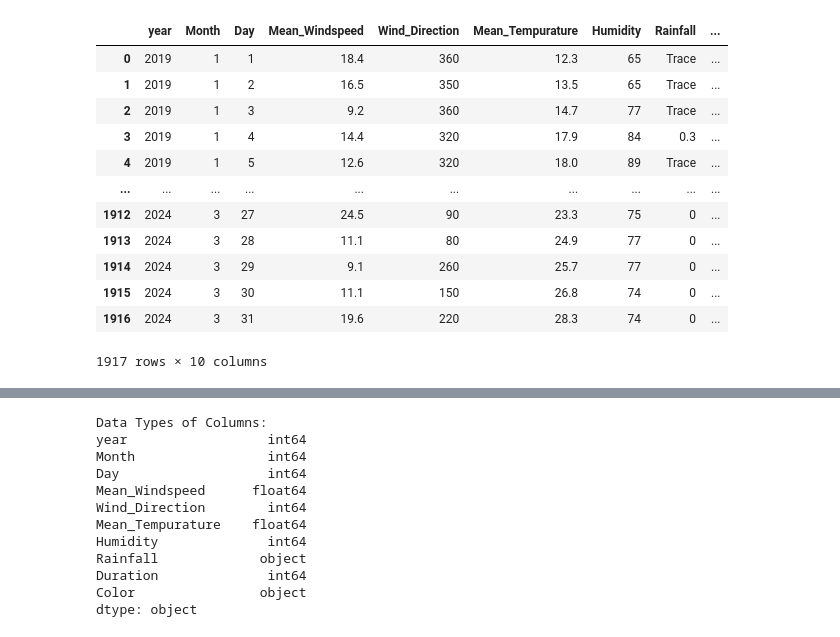
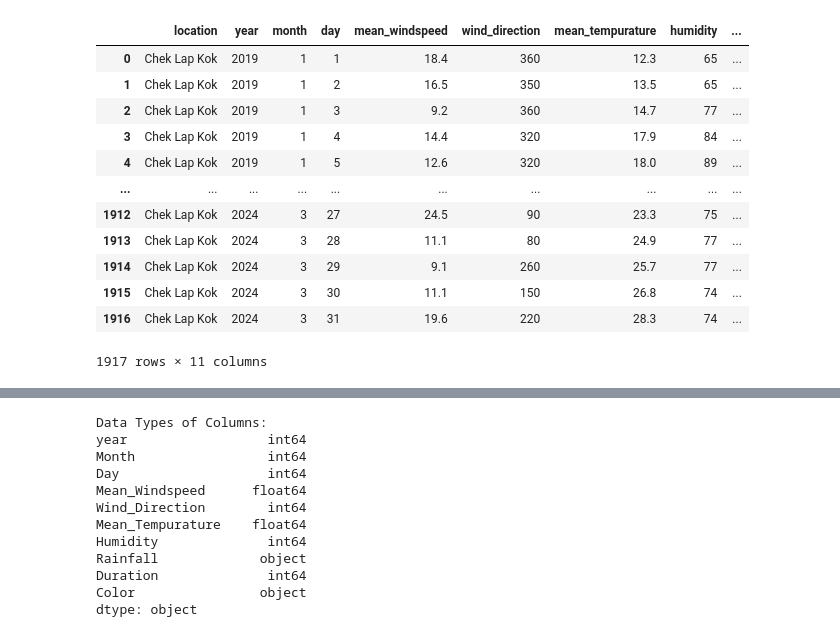
Before and after one commit to sampathmedawatta/FloodRiskManagementSystem, a Jupyter notebook: forecastModel/server/ml_model/FloodPredict.ipynb, the cells around one changed output, grey strips where cells are left out. Cells and saved outputs as stored; diff of their text form; code cells hidden in the pictures.

Commit message:
create forecast model

```diff
--- a/forecastModel/models/FloodPredict.ipynb
+++ b/forecastModel/server/ml_model/FloodPredict.ipynb
@@ -5,23 +5,23 @@ from sklearn.linear_model import LinearRegression
 from sklearn.metrics import mean_absolute_error
 # %%
 # Load the dataset
-data = pd.read_csv('../data/modelingData/Hong_Kong_International_Airport.csv')
+data = pd.read_csv('../../data/modelingData/Hong_Kong_International_Airport.csv')
 
 data
 # %% [output]
-|  | year | Month | Day | Mean_Windspeed | Wind_Direction | Mean_Tempurature | Humidity | Rainfall | ... |
-| 0 | 2019 | 1 | 1 | 18.4 | 360 | 12.3 | 65 | Trace | ... |
-| 1 | 2019 | 1 | 2 | 16.5 | 350 | 13.5 | 65 | Trace | ... |
-| 2 | 2019 | 1 | 3 | 9.2 | 360 | 14.7 | 77 | Trace | ... |
-| 3 | 2019 | 1 | 4 | 14.4 | 320 | 17.9 | 84 | 0.3 | ... |
-| 4 | 2019 | 1 | 5 | 12.6 | 320 | 18.0 | 89 | Trace | ... |
+|  | location | year | month | day | mean_windspeed | wind_direction | mean_tempurature | humidity | ... |
+| 0 | Chek Lap Kok | 2019 | 1 | 1 | 18.4 | 360 | 12.3 | 65 | ... |
+| 1 | Chek Lap Kok | 2019 | 1 | 2 | 16.5 | 350 | 13.5 | 65 | ... |
+| 2 | Chek Lap Kok | 2019 | 1 | 3 | 9.2 | 360 | 14.7 | 77 | ... |
+| 3 | Chek Lap Kok | 2019 | 1 | 4 | 14.4 | 320 | 17.9 | 84 | ... |
+| 4 | Chek Lap Kok | 2019 | 1 | 5 | 12.6 | 320 | 18.0 | 89 | ... |
 | ... | ... | ... | ... | ... | ... | ... | ... | ... | ... |
-| 1912 | 2024 | 3 | 27 | 24.5 | 90 | 23.3 | 75 | 0 | ... |
-| 1913 | 2024 | 3 | 28 | 11.1 | 80 | 24.9 | 77 | 0 | ... |
-| 1914 | 2024 | 3 | 29 | 9.1 | 260 | 25.7 | 77 | 0 | ... |
-| 1915 | 2024 | 3 | 30 | 11.1 | 150 | 26.8 | 74 | 0 | ... |
-| 1916 | 2024 | 3 | 31 | 19.6 | 220 | 28.3 | 74 | 0 | ... |
+| 1912 | Chek Lap Kok | 2024 | 3 | 27 | 24.5 | 90 | 23.3 | 75 | ... |
+| 1913 | Chek Lap Kok | 2024 | 3 | 28 | 11.1 | 80 | 24.9 | 77 | ... |
+| 1914 | Chek Lap Kok | 2024 | 3 | 29 | 9.1 | 260 | 25.7 | 77 | ... |
+| 1915 | Chek Lap Kok | 2024 | 3 | 30 | 11.1 | 150 | 26.8 | 74 | ... |
+| 1916 | Chek Lap Kok | 2024 | 3 | 31 | 19.6 | 220 | 28.3 | 74 | ... |
-1917 rows × 10 columns
+1917 rows × 11 columns
 # %%
 # Data Preprocessing
 
```
Also changed, not shown: 4 other files.
